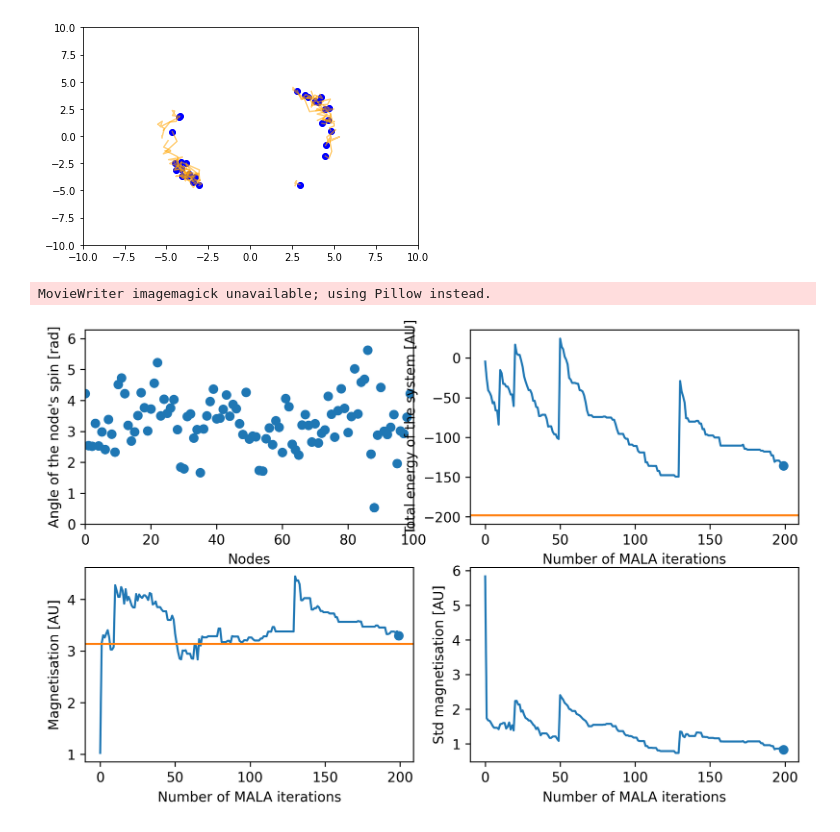
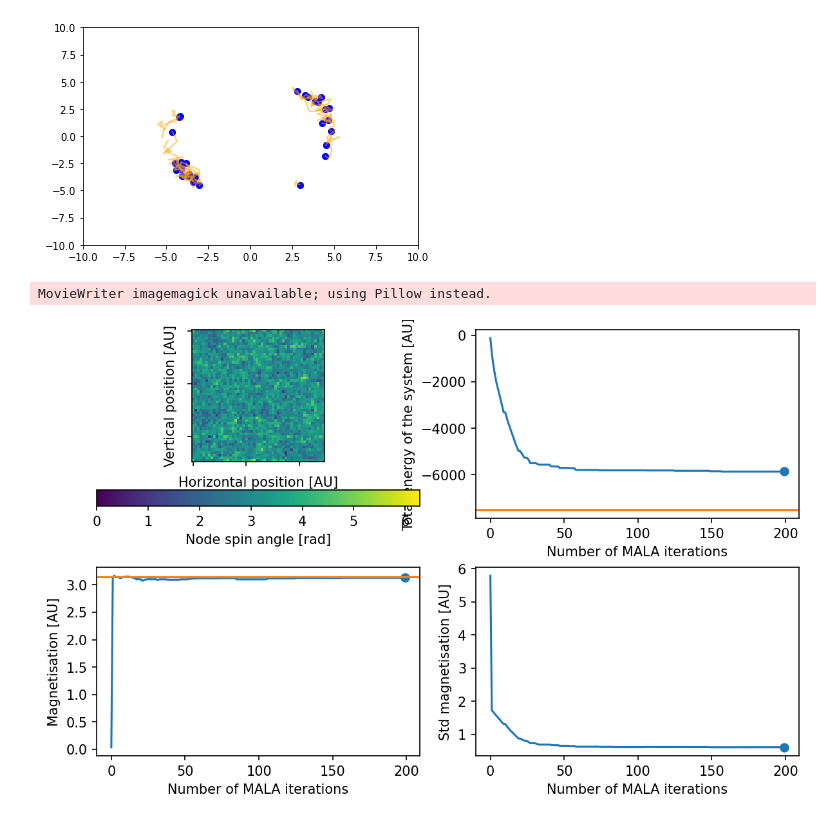
Before and after one commit to Huresa/ML_project, a Jupyter notebook: Adaptative-monte-carlo-augmented-with-normalizing-flows/run.ipynb, the cells around one changed output. Drawn from its saved outputs; the diff is of its cells as text; code cells hidden in the pictures.

```diff
--- a/Adaptative-monte-carlo-augmented-with-normalizing-flows/run.ipynb
+++ b/Adaptative-monte-carlo-augmented-with-normalizing-flows/run.ipynb
@@ -13,15 +13,15 @@ from plot_animation_package.plot_animation_package import XY_one_trajectory
 # %%
 # MODEL PARAMETERS
-data_dim = 100 #size of the parameter space, N
-beta = 1
+data_dim = 50*50 #size of the parameter space, N
+beta = 1e3
 #U = two_param.bistable_circle
 #BC = two_param.bistable_circle_BC
-U = XY.XYd2n1
-BC = XY.XYd2n1_BC
+U = XY.XYd2n2
+BC = XY.XYd2n2_BC
 energy_parameters = [1, 1, 1, torch.pi] # J, mu, h, theta]
 
 # SAVING PARAMETER
-model_name = 'XYd2n1-multivariate_normal-LayeredPlanarFlow'
+model_name = 'XYd2n2-multivariate_normal-LayeredPlanarFlow-beta1e3'
 model_file = getcwd()+"\\saved_models"+"\\"+model_name+"\\"+model_name
 
 # RF PARAMETERS
@@ -60,7 +60,7 @@ MovieWriter imagemagick unavailable; using Pillow instead.
 [figure]
 # %%
 trajectory_id = 0
-XY_one_trajectory.trajectory(model_file, trajectory_id, k_max, k_lang, U, energy_parameters, array_of_model_configurations)
+XYd2n2.trajectory(model_file, trajectory_id, k_max, k_lang, U, energy_parameters, array_of_model_configurations)
 # %% [output]
 MovieWriter imagemagick unavailable; using Pillow instead.
-[figure, old version]
+[figure, new version]
```
Also changed, not shown: parts of 2 cells of this notebook, 22 other files.
